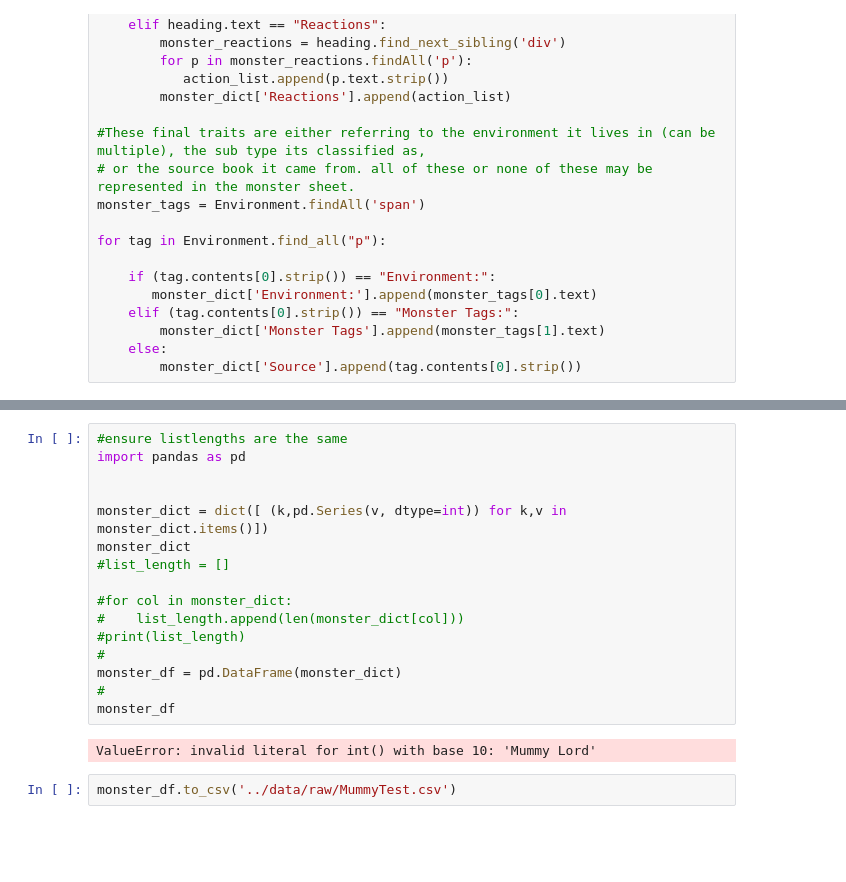
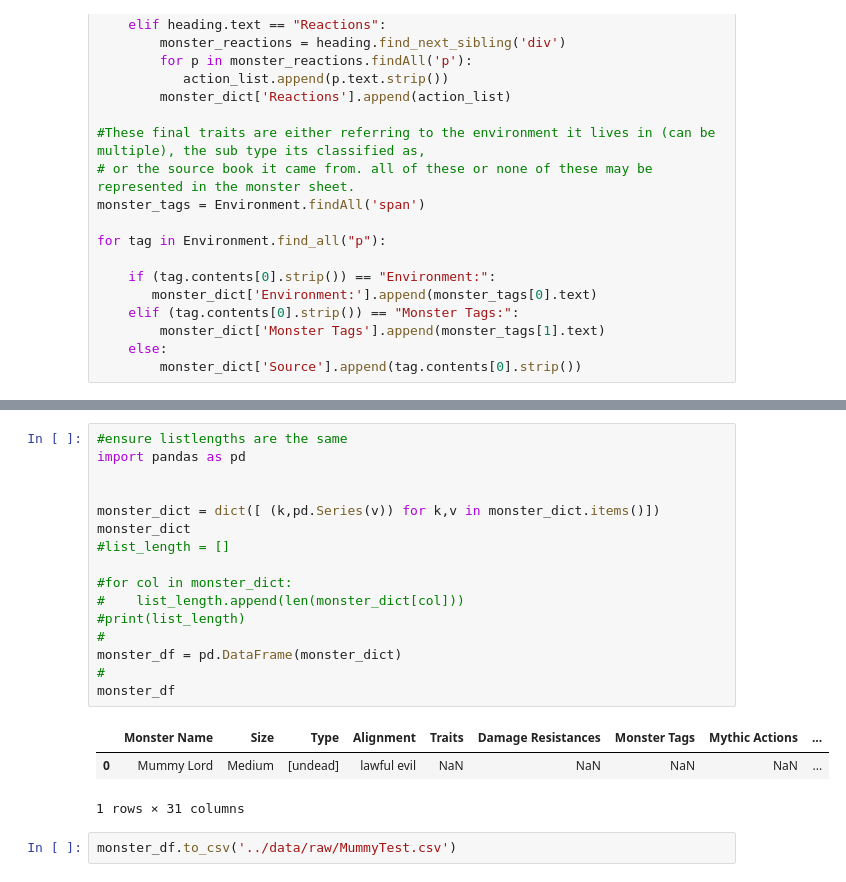
Before and after one commit to chabazite/DnD_Monsters, a Jupyter notebook: notebooks/1.0_ASI_Data_Scraping.ipynb, the cells around one changed output, grey strips where cells are left out. Drawn from its saved outputs; the diff is of its cells as text; blank space fills up the shorter version.

```diff
--- a/notebooks/1.0_ASI_Data_Scraping.ipynb
+++ b/notebooks/1.0_ASI_Data_Scraping.ipynb
@@ -352,20 +348,22 @@ action_list
 # %%
 #ensure listlengths are the same
 import pandas as pd
 
 
-monster_dict = dict([ (k,pd.Series(v, dtype=int)) for k,v in monster_dict.items()])
+monster_dict = dict([ (k,pd.Series(v)) for k,v in monster_dict.items()])
 monster_dict
 #list_length = []
 
 #for col in monster_dict:
 #    list_length.append(len(monster_dict[col]))
 #print(list_length)
 #
 monster_df = pd.DataFrame(monster_dict)
 #
 monster_df
 # %% [output]
+|  | Monster Name | Size | Type | Alignment | Traits | Damage Resistances | Monster Tags | Mythic Actions | ... |
+| 0 | Mummy Lord | Medium | [undead] | lawful evil | NaN | NaN | NaN | NaN | ... |
-ValueError: invalid literal for int() with base 10: 'Mummy Lord'
+1 rows × 31 columns
 # %%
 monster_df.to_csv('../data/raw/MummyTest.csv')
```
Also changed, not shown: parts of 20 cells of this notebook, 4 other files.
